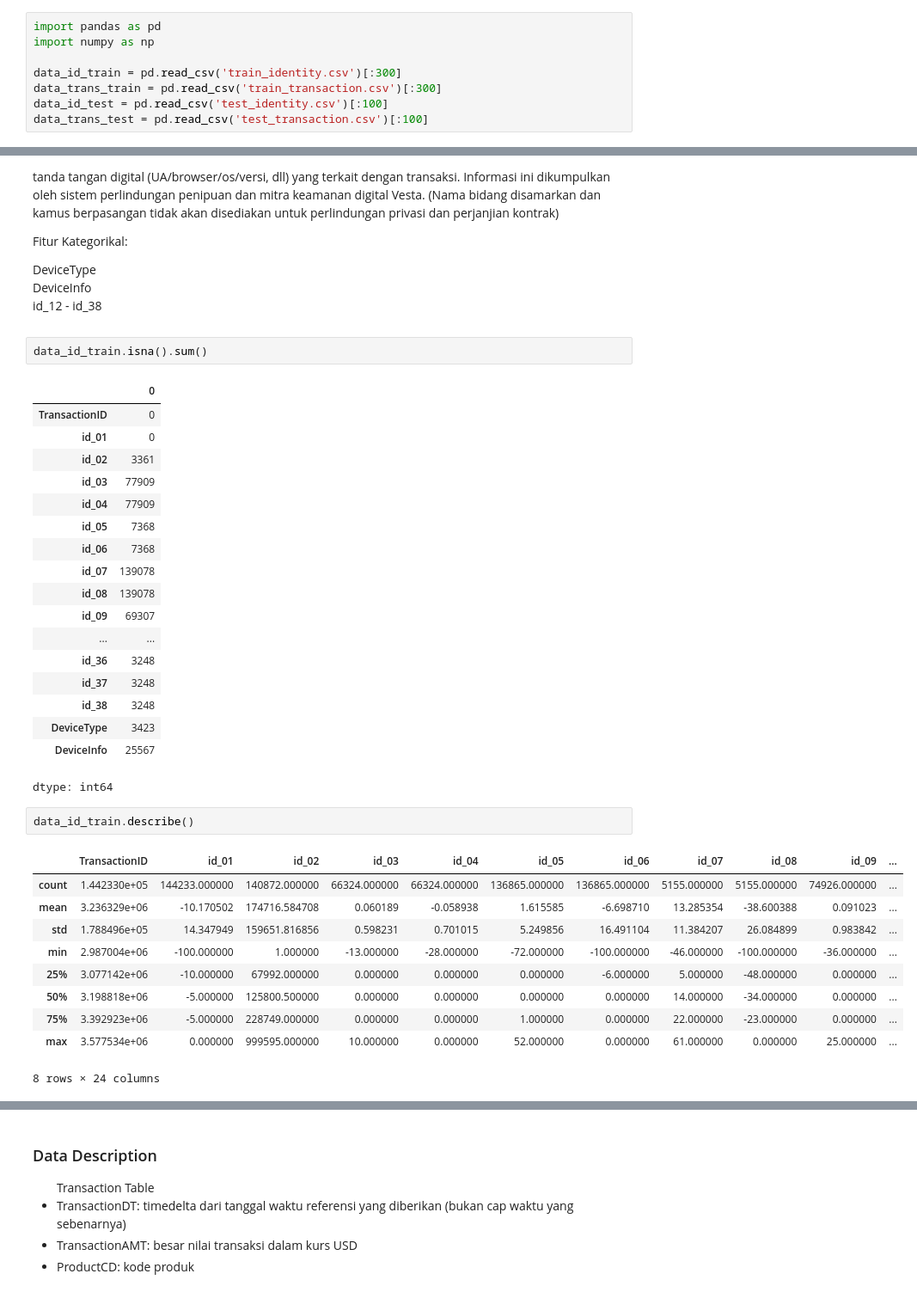
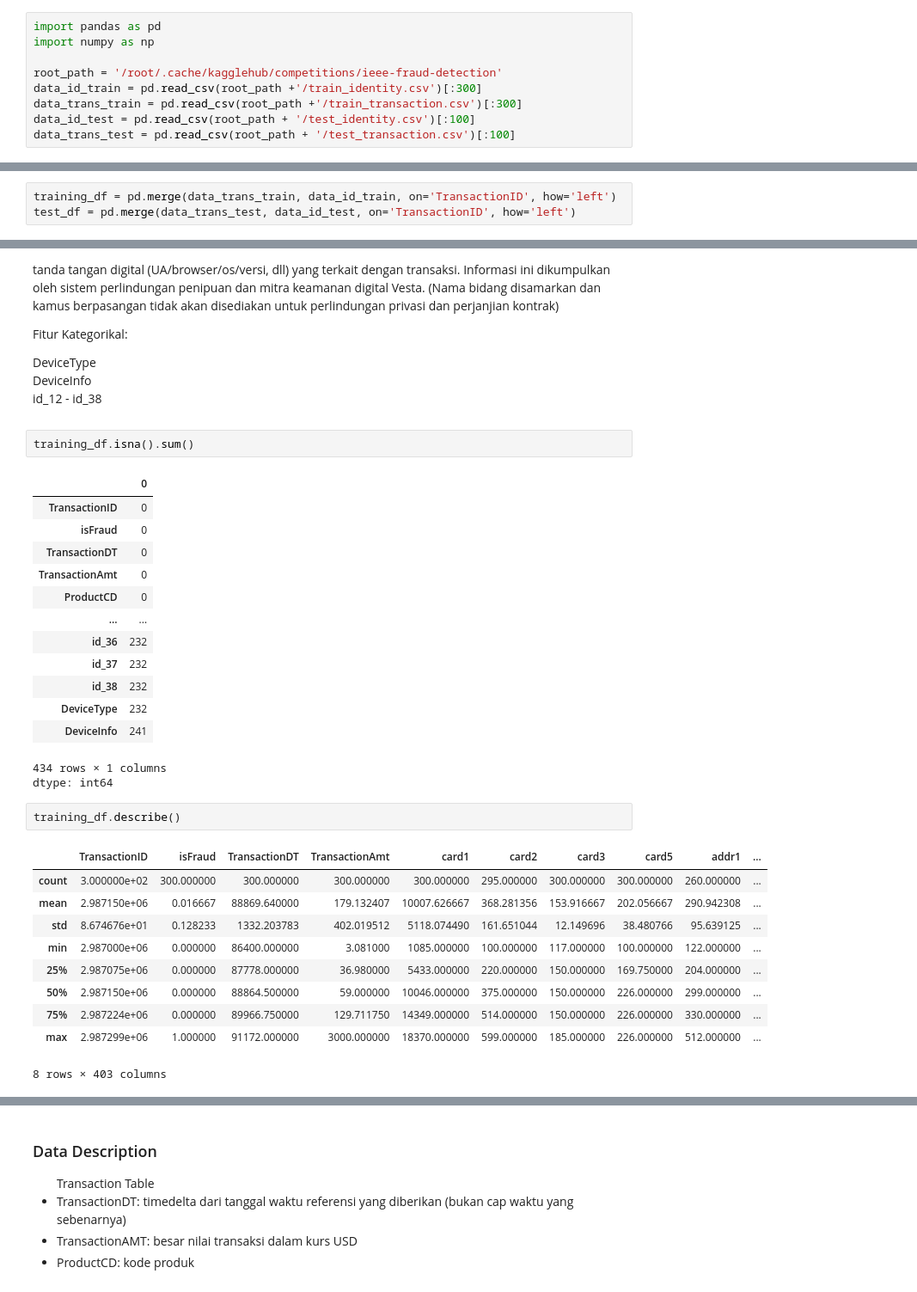
Before and after one commit to Ichsan4Fa/Fraud-Detection-Using-GNN, a Jupyter notebook: Fraud_Detection_Using_GNN.ipynb, the cells around one changed output, grey strips where cells are left out. Shown at 86% size. Saved outputs shown, nothing was run; the diff lists cells and outputs as text.

Commit message:
fix: merge training and test dataframe

```diff
--- a/Fraud_Detection_Using_GNN.ipynb
+++ b/Fraud_Detection_Using_GNN.ipynb
@@ -35,7 +88,8 @@ Archive:  ieee-fraud-detection.zip
 import pandas as pd
 import numpy as np
 
-data_id_train = pd.read_csv('train_identity.csv')[:300]
-data_trans_train = pd.read_csv('train_transaction.csv')[:300]
-data_id_test = pd.read_csv('test_identity.csv')[:100]
-data_trans_test = pd.read_csv('test_transaction.csv')[:100]
+root_path = '/root/.cache/kagglehub/competitions/ieee-fraud-detection'
+data_id_train = pd.read_csv(root_path +'/train_identity.csv')[:300]
+data_trans_train = pd.read_csv(root_path +'/train_transaction.csv')[:300]
+data_id_test = pd.read_csv(root_path + '/test_identity.csv')[:100]
+data_trans_test = pd.read_csv(root_path + '/test_transaction.csv')[:100]
@@ -72,0 +138,3 @@ data_id_test.head()
+# %%
+training_df = pd.merge(data_trans_train, data_id_train, on='TransactionID', how='left')
+test_df = pd.merge(data_trans_test, data_id_test, on='TransactionID', how='left')
@@ -80,37 +168,33 @@ DeviceType<br>
 DeviceInfo<br>
 id_12 - id_38
 # %%
-data_id_train.isna().sum()
+training_df.isna().sum()
 # %% [output]
 |  | 0 |
 | TransactionID | 0 |
-| id_01 | 0 |
-| id_02 | 3361 |
-| id_03 | 77909 |
-| id_04 | 77909 |
-| id_05 | 7368 |
-| id_06 | 7368 |
-| id_07 | 139078 |
-| id_08 | 139078 |
-| id_09 | 69307 |
+| isFraud | 0 |
+| TransactionDT | 0 |
+| TransactionAmt | 0 |
+| ProductCD | 0 |
 | ... | ... |
-| id_36 | 3248 |
-| id_37 | 3248 |
-| id_38 | 3248 |
-| DeviceType | 3423 |
-| DeviceInfo | 25567 |
+| id_36 | 232 |
+| id_37 | 232 |
+| id_38 | 232 |
+| DeviceType | 232 |
+| DeviceInfo | 241 |
+434 rows × 1 columns
 dtype: int64
 # %%
-data_id_train.describe()
+training_df.describe()
 # %% [output]
-|  | TransactionID | id_01 | id_02 | id_03 | id_04 | id_05 | id_06 | id_07 | id_08 | id_09 | ... |
-| count | 1.442330e+05 | 144233.000000 | 140872.000000 | 66324.000000 | 66324.000000 | 136865.000000 | 136865.000000 | 5155.000000 | 5155.000000 | 74926.000000 | ... |
-| mean | 3.236329e+06 | -10.170502 | 174716.584708 | 0.060189 | -0.058938 | 1.615585 | -6.698710 | 13.285354 | -38.600388 | 0.091023 | ... |
-| std | 1.788496e+05 | 14.347949 | 159651.816856 | 0.598231 | 0.701015 | 5.249856 | 16.491104 | 11.384207 | 26.084899 | 0.983842 | ... |
-| min | 2.987004e+06 | -100.000000 | 1.000000 | -13.000000 | -28.000000 | -72.000000 | -100.000000 | -46.000000 | -100.000000 | -36.000000 | ... |
-| 25% | 3.077142e+06 | -10.000000 | 67992.000000 | 0.000000 | 0.000000 | 0.000000 | -6.000000 | 5.000000 | -48.000000 | 0.000000 | ... |
-| 50% | 3.198818e+06 | -5.000000 | 125800.500000 | 0.000000 | 0.000000 | 0.000000 | 0.000000 | 14.000000 | -34.000000 | 0.000000 | ... |
-| 75% | 3.392923e+06 | -5.000000 | 228749.000000 | 0.000000 | 0.000000 | 1.000000 | 0.000000 | 22.000000 | -23.000000 | 0.000000 | ... |
-| max | 3.577534e+06 | 0.000000 | 999595.000000 | 10.000000 | 0.000000 | 52.000000 | 0.000000 | 61.000000 | 0.000000 | 25.000000 | ... |
+|  | TransactionID | isFraud | TransactionDT | TransactionAmt | card1 | card2 | card3 | card5 | addr1 | ... |
+| count | 3.000000e+02 | 300.000000 | 300.000000 | 300.000000 | 300.000000 | 295.000000 | 300.000000 | 300.000000 | 260.000000 | ... |
+| mean | 2.987150e+06 | 0.016667 | 88869.640000 | 179.132407 | 10007.626667 | 368.281356 | 153.916667 | 202.056667 | 290.942308 | ... |
+| std | 8.674676e+01 | 0.128233 | 1332.203783 | 402.019512 | 5118.074490 | 161.651044 | 12.149696 | 38.480766 | 95.639125 | ... |
+| min | 2.987000e+06 | 0.000000 | 86400.000000 | 3.081000 | 1085.000000 | 100.000000 | 117.000000 | 100.000000 | 122.000000 | ... |
+| 25% | 2.987075e+06 | 0.000000 | 87778.000000 | 36.980000 | 5433.000000 | 220.000000 | 150.000000 | 169.750000 | 204.000000 | ... |
+| 50% | 2.987150e+06 | 0.000000 | 88864.500000 | 59.000000 | 10046.000000 | 375.000000 | 150.000000 | 226.000000 | 299.000000 | ... |
+| 75% | 2.987224e+06 | 0.000000 | 89966.750000 | 129.711750 | 14349.000000 | 514.000000 | 150.000000 | 226.000000 | 330.000000 | ... |
+| max | 2.987299e+06 | 1.000000 | 91172.000000 | 3000.000000 | 18370.000000 | 599.000000 | 185.000000 | 226.000000 | 512.000000 | ... |
-8 rows × 24 columns
+8 rows × 403 columns
 # %%
```
Also changed, not shown: parts of 37 cells of this notebook.
